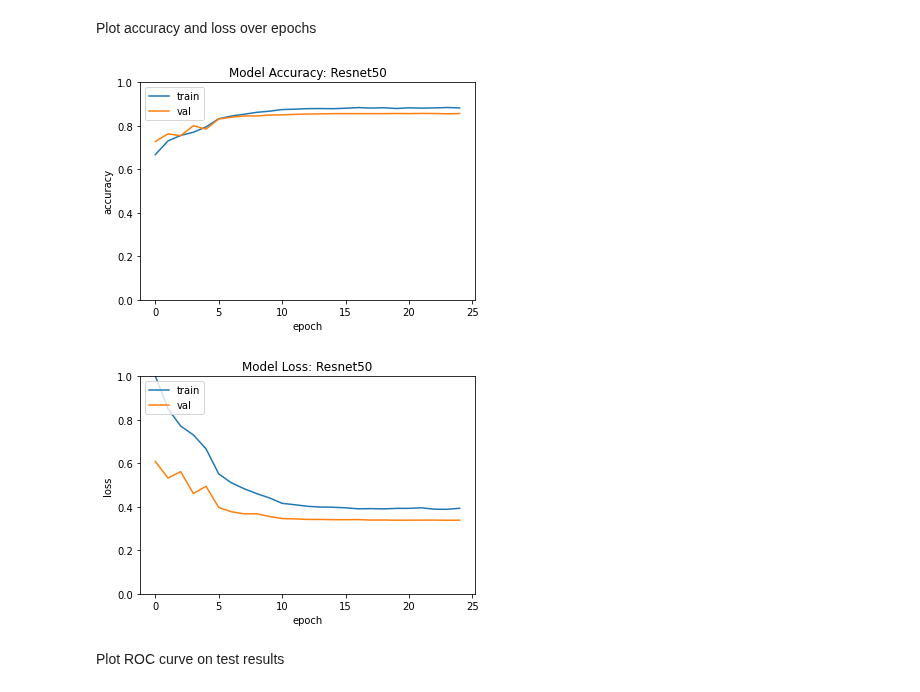
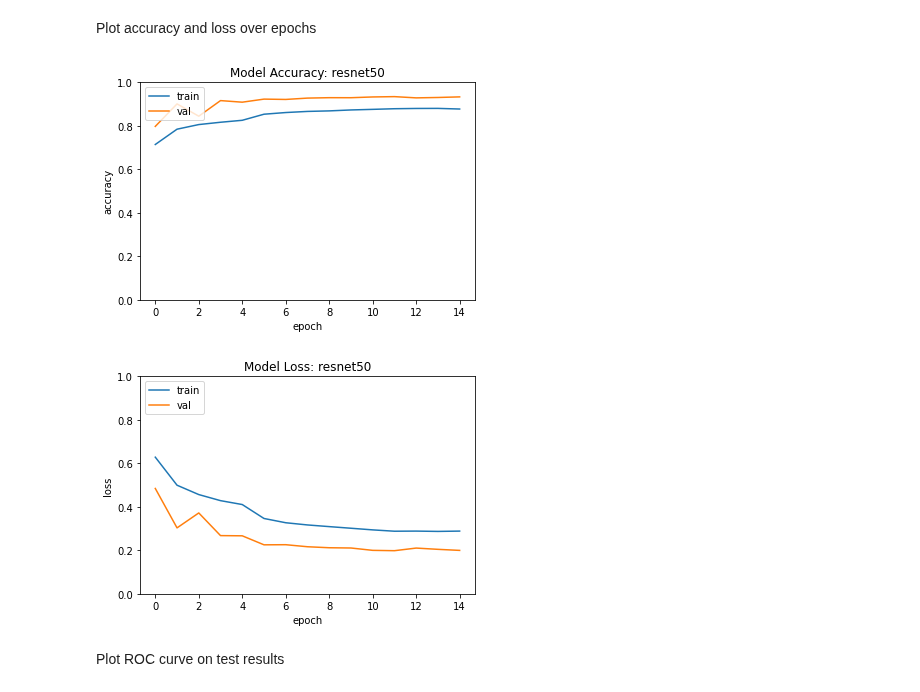
Before and after one commit to nosyarlin/CNN-SG, a Jupyter notebook: Model Analysis.ipynb, the cells around one changed output. Saved outputs shown, nothing was run; the diff lists cells and outputs as text; code cells hidden in the pictures.

```diff
--- a/Model Analysis.ipynb
+++ b/Model Analysis.ipynb
@@ -23,18 +16,29 @@ val_loss = results.ValLoss
+# %%
+path_results = '../SBWR_BTNR_CCNR/Results/Resnet50_FYP/AllLayer_propTrain=0.7/run_5/'
+
+hp = pd.read_csv(path_results+'hyperparameter_records.csv', sep = ",")
+acc_loss = pd.read_csv(path_results+'train_val_results.csv', sep = ",")
+
+train_acc = acc_loss.TrainAcc
+train_loss = acc_loss.TrainLoss
+val_acc = acc_loss.ValAcc
+val_loss = acc_loss.ValLoss
 # %%
 def simple_plot(list1, list2, title, y_lab, x_lab):
     plt.plot(list1)
     plt.plot(list2)
     plt.title(title)
     plt.ylabel(y_lab)
     plt.xlabel(x_lab)
     plt.legend(['train', 'val'], loc='upper left')
     plt.ylim(0, 1)
     plt.show()
 
-simple_plot(train_acc, val_acc, 'Model Accuracy: Resnet50', 'accuracy', 'epoch')
-simple_plot(train_loss, val_loss, 'Model Loss: Resnet50', 'loss', 'epoch')
+archi = hp.at[12, 'Values']
+simple_plot(train_acc, val_acc, 'Model Accuracy: '+archi, 'accuracy', 'epoch')
+simple_plot(train_loss, val_loss, 'Model Loss: '+archi, 'loss', 'epoch')
 # %% [output]
-[figure, old version]
+[figure, new version]
-[figure, old version]
+[figure, new version]
 # %% [markdown]
 Plot ROC curve on test results
```
Also changed, not shown: parts of 6 cells of this notebook.
